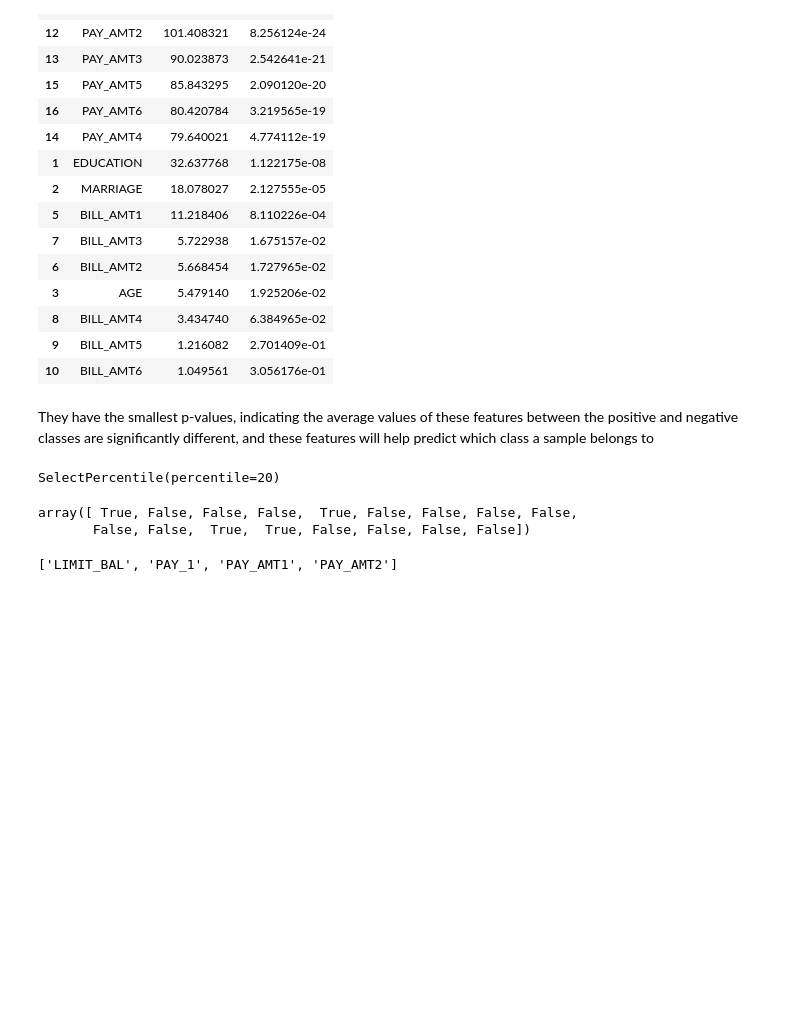
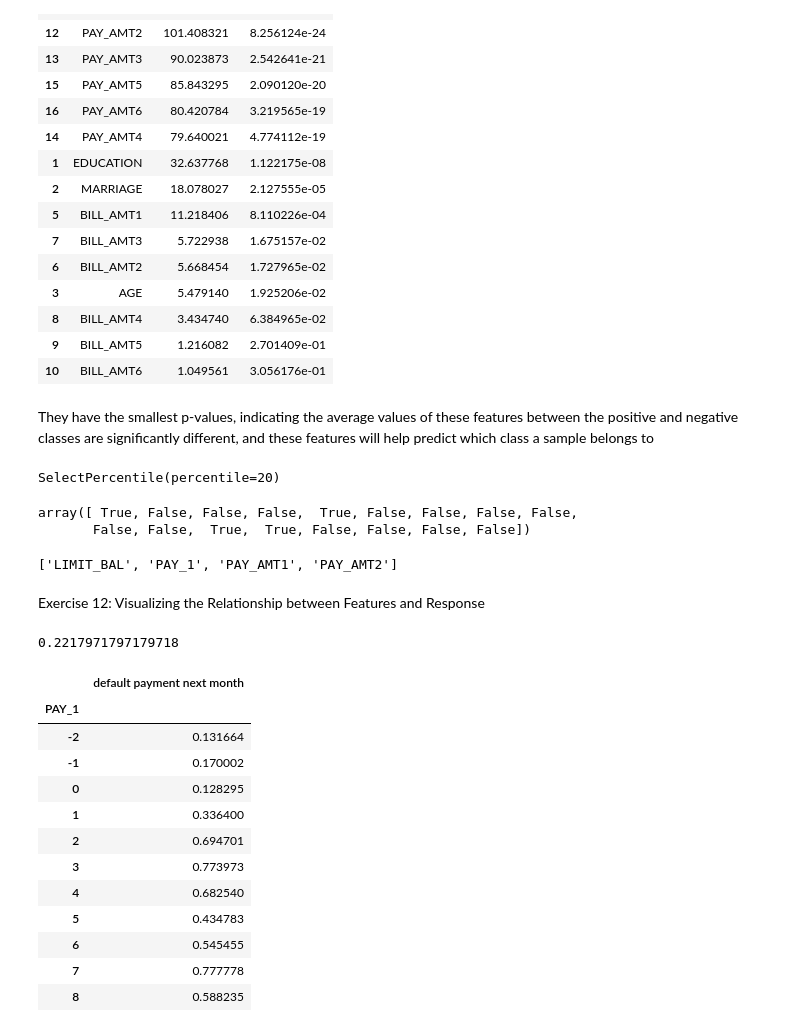
Before and after one commit to cbvreis/Book_Data-Science-Projects-with-Python-P, a Jupyter notebook: notebooks/chapter3.ipynb, the cells around one changed output. Cells and saved outputs as stored; diff of their text form; code cells hidden in the pictures; blank space fills up the shorter version.

```diff
--- a/notebooks/chapter3.ipynb
+++ b/notebooks/chapter3.ipynb
@@ -152,3 +152,27 @@ best_features_names = [features[counter] for counter in range(len(features)) if
 best_features_names
 # %% [output]
 ['LIMIT_BAL', 'PAY_1', 'PAY_AMT1', 'PAY_AMT2']
+# %% [markdown]
+Exercise 12: Visualizing the Relationship between Features and Response
+# %%
+overall_default_rate = df['default payment next month'].mean()
+overall_default_rate
+# %% [output]
+0.2217971797179718
+# %%
+group_by_pay_mean_y = df.groupby('PAY_1').agg({'default payment next month':'mean'})
+group_by_pay_mean_y
+# %% [output]
+|  | default payment next month |
+| PAY_1 |  |
+| -2 | 0.131664 |
+| -1 | 0.170002 |
+| 0 | 0.128295 |
+| 1 | 0.336400 |
+| 2 | 0.694701 |
+| 3 | 0.773973 |
+| 4 | 0.682540 |
+| 5 | 0.434783 |
+| 6 | 0.545455 |
+| 7 | 0.777778 |
+| 8 | 0.588235 |
```
Also changed, not shown: parts of 9 cells of this notebook.
